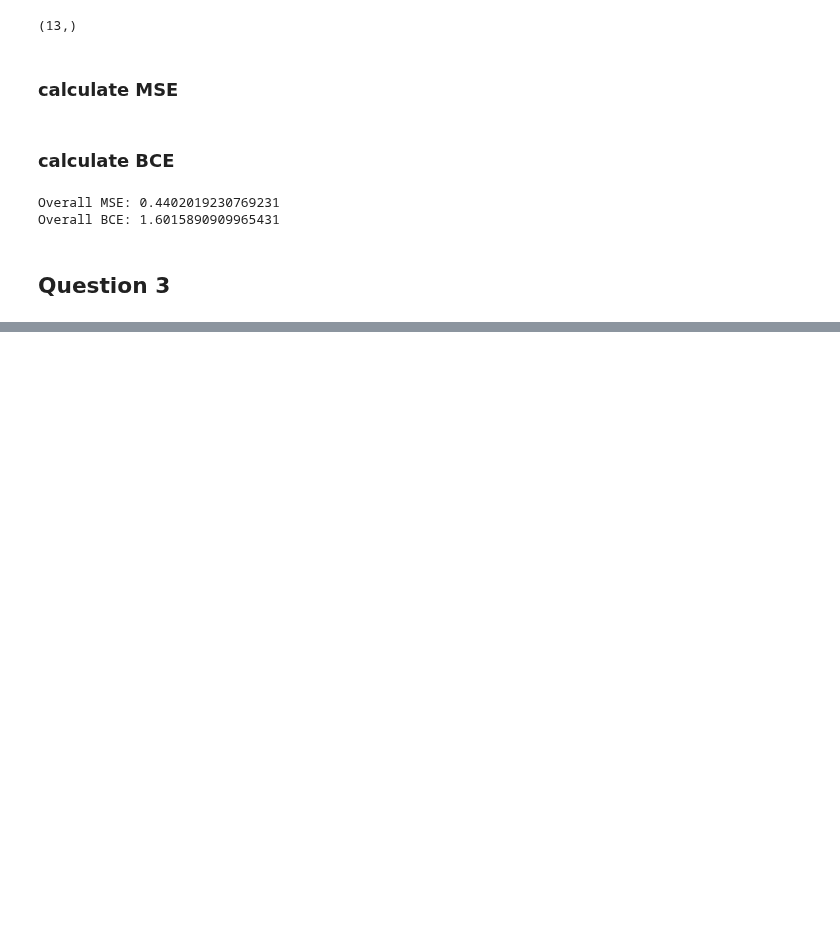
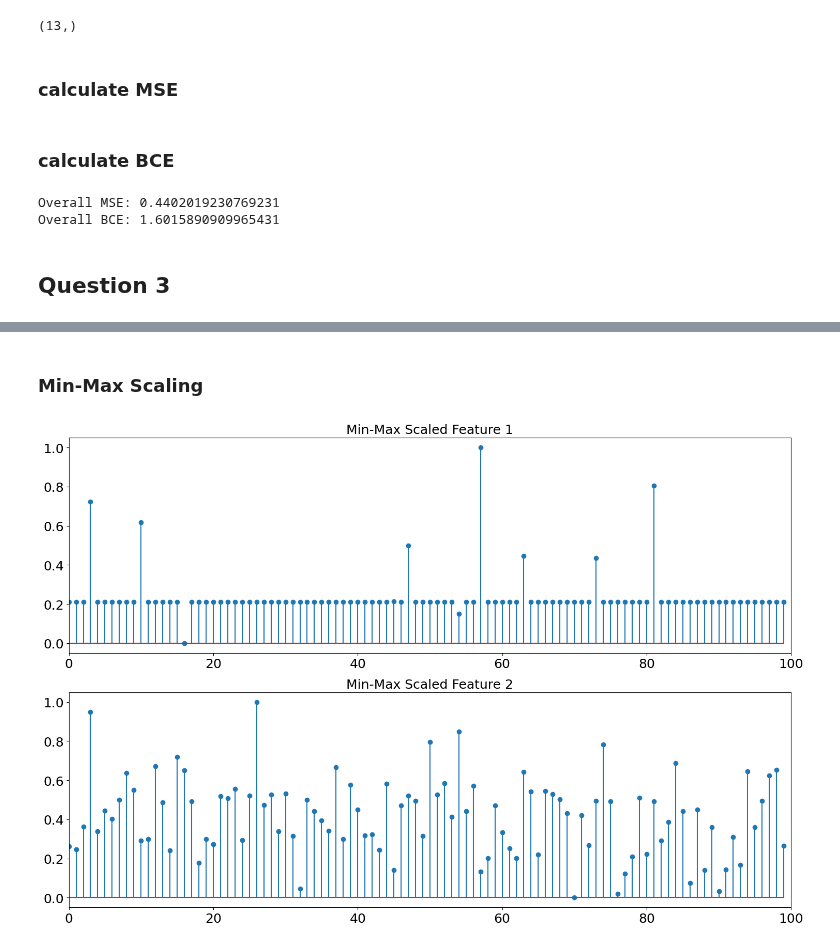
Before and after one commit to Nishitha0730/Machine-Learning, a Jupyter notebook: Assignment/Assignment_01/220481U.ipynb, the cells around one changed output, grey strips where cells are left out. Saved outputs shown, nothing was run; the diff lists cells and outputs as text; code cells hidden in the pictures; blank space fills up the shorter version.

Commit message:
Min-Max scaling & Max-Abs scaling function uploaded

```diff
--- a/Assignment/Assignment_01/220481U.ipynb
+++ b/Assignment/Assignment_01/220481U.ipynb
@@ -329,0 +330,35 @@ plt.show()
+# %% [markdown]
+### Min-Max Scaling
+# %%
+from sklearn.preprocessing import MinMaxScaler
+
+# --- Min-Max Scaling ---
+minmax_scaler = MinMaxScaler()
+
+# Reshape for scikit-learn (2D array expected)
+sparse_signal_reshaped = sparse_signal.reshape(-1, 1)
+epsilon_reshaped = epsilon.reshape(-1, 1)
+
+# Apply min-max scaling
+minmax_scaled_feature1 = minmax_scaler.fit_transform(sparse_signal_reshaped).flatten()
+minmax_scaled_feature2 = minmax_scaler.fit_transform(epsilon_reshaped).flatten()
+
+# Plot min-max scaled features
+plt.figure(figsize=(15, 10))
+plt.subplot(2, 1, 1)
+plt.xlim(0, signal_length)
+plt.title("Min-Max Scaled Feature 1", fontsize=18)
+plt.xticks(fontsize=18)
+plt.yticks(fontsize=18)
+plt.stem(minmax_scaled_feature1)
+plt.subplot(2, 1, 2)
+plt.xlim(0, signal_length)
+plt.title("Min-Max Scaled Feature 2", fontsize=18)
+plt.xticks(fontsize=18)
+plt.yticks(fontsize=18)
+plt.stem(minmax_scaled_feature2)
+plt.tight_layout()
+plt.savefig('minmax_scaled_features.png')
+plt.show()
+# %% [output]
+[figure, added]
```
Also changed, not shown: parts of 4 cells of this notebook, 3 other files.
